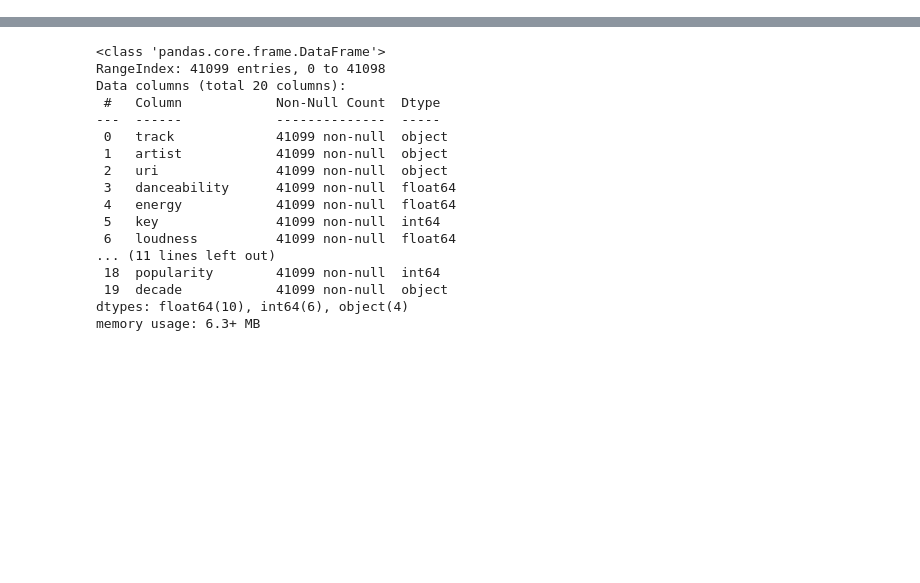
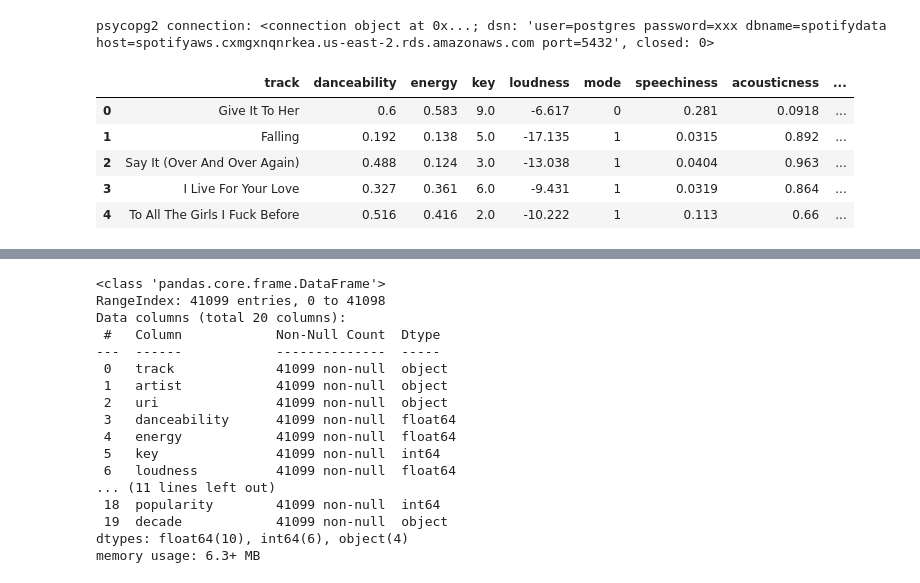
Before and after one commit to B-Amela/Group_Project_7, a Jupyter notebook: EDA.ipynb, the cells around one changed output, grey strips where cells are left out. Drawn from its saved outputs; the diff is of its cells as text; code cells hidden in the pictures; blank space fills up the shorter version.

```diff
--- a/EDA.ipynb
+++ b/EDA.ipynb
@@ -9,3 +25,43 @@ from imblearn.metrics import classification_report_imbalanced
+# %%
+try:
+    # declare a new PostgreSQL connection object
+    conn = connect(
+        dbname = "spotifydata",
+        user = "postgres",
+        host = "spotifyaws.cxmgxnqnrkea.us-east-2.rds.amazonaws.com",
+        port = "5432",
+        password = "$potify!"
+    )
+
+    # print the connection if successful
+    print ("psycopg2 connection:", conn)
+
+except Exception as err:
+    print ("psycopg2 connect() ERROR:", err)
+    conn = None
+# %% [output]
+psycopg2 connection: <connection object at 0x...; dsn: 'user=postgres password=xxx dbname=spotifydata host=spotifyaws.cxmgxnqnrkea.us-east-2.rds.amazonaws.com port=5432', closed: 0>
+# %%
+cu = conn.cursor()
+cu.execute('SELECT * FROM join_test;')
+fet = cu.fetchall()
+
+# Extract the column names
+col_names = []
+for elt in cu.description:
+    col_names.append(elt[0])
+
+# Create the dataframe, passing in the list of col_names extracted from the description
+df = pd.DataFrame(fet, columns=col_names)
+
+df.head()
+# %% [output]
+|  | track | danceability | energy | key | loudness | mode | speechiness | acousticness | ... |
+| 0 | Give It To Her | 0.6 | 0.583 | 9.0 | -6.617 | 0 | 0.281 | 0.0918 | ... |
+| 1 | Falling | 0.192 | 0.138 | 5.0 | -17.135 | 1 | 0.0315 | 0.892 | ... |
+| 2 | Say It (Over And Over Again) | 0.488 | 0.124 | 3.0 | -13.038 | 1 | 0.0404 | 0.963 | ... |
+| 3 | I Live For Your Love | 0.327 | 0.361 | 6.0 | -9.431 | 1 | 0.0319 | 0.864 | ... |
+| 4 | To All The Girls I Fuck Before | 0.516 | 0.416 | 2.0 | -10.222 | 1 | 0.113 | 0.66 | ... |
 # %%
 rawdf = pd.read_csv("spotify_dataset.csv")
 rawdf
```
Also changed, not shown: parts of 2 cells of this notebook.
